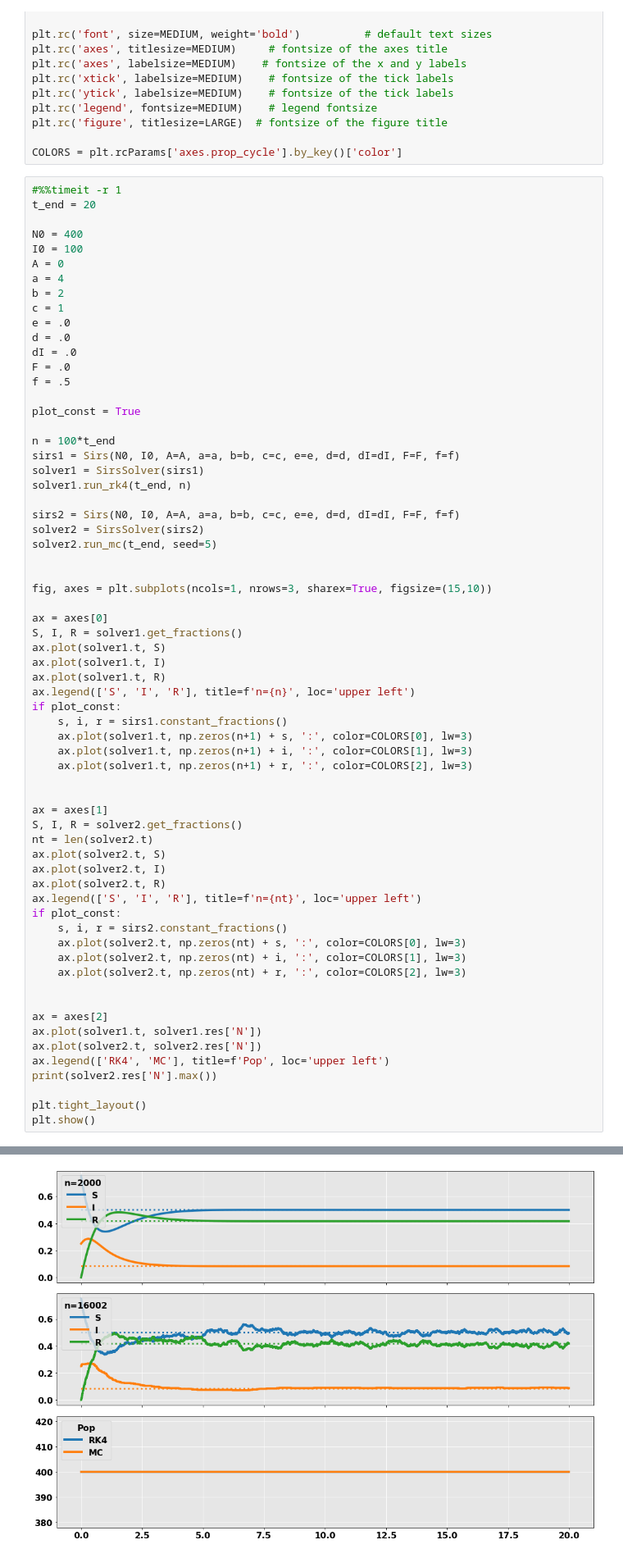
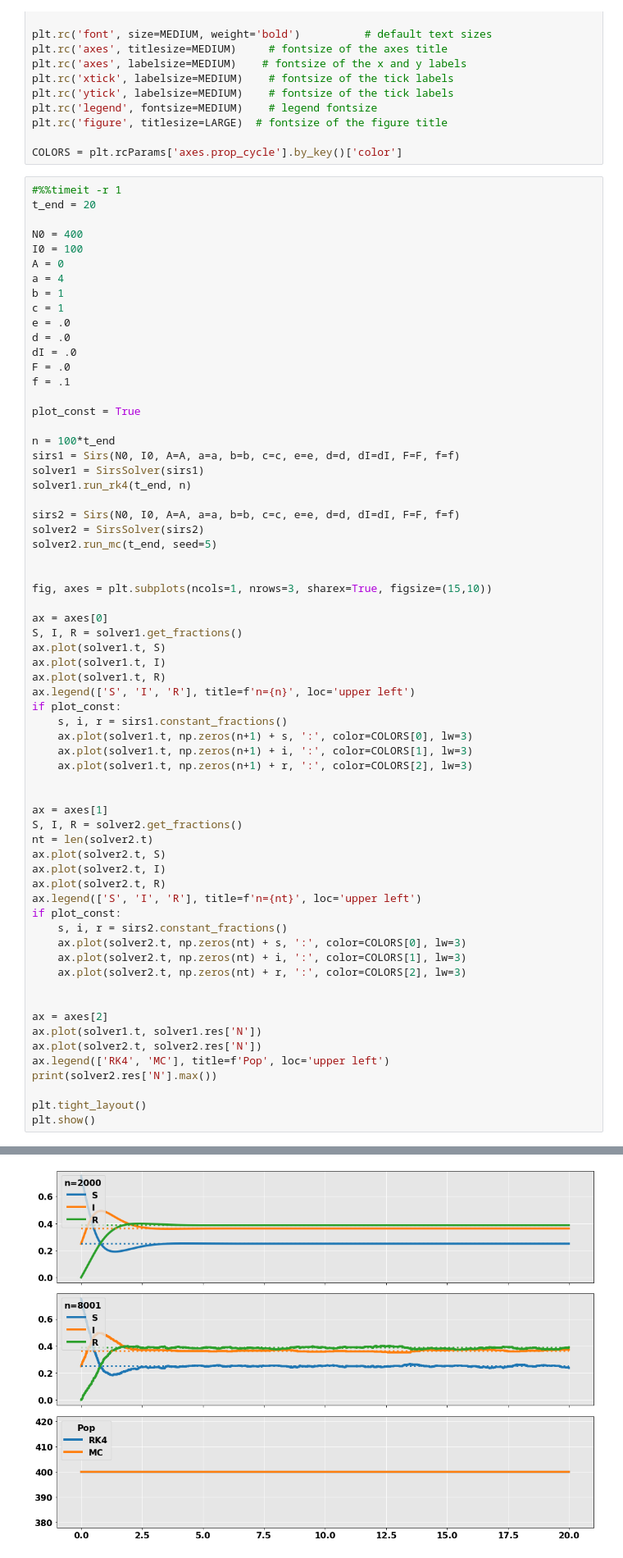
Before and after one commit to fonstelien/FYS4150, a Jupyter notebook: project5/source/project5.ipynb, the cells around one changed output, grey strips where cells are left out. Shown at 82% size. Saved outputs shown, nothing was run; the diff lists cells and outputs as text.

```diff
--- a/project5/source/project5.ipynb
+++ b/project5/source/project5.ipynb
@@ -39,13 +40,13 @@ N0 = 400
 I0 = 100
 A = 0
 a = 4
-b = 2
+b = 1
 c = 1
 e = .0
 d = .0
 dI = .0
 F = .0
-f = .5
+f = .1
 
 plot_const = True
 
@@ -71,31 +72,31 @@ if plot_const:
     s, i, r = sirs1.constant_fractions()
     ax.plot(solver1.t, np.zeros(n+1) + s, ':', color=COLORS[0], lw=3)
     ax.plot(solver1.t, np.zeros(n+1) + i, ':', color=COLORS[1], lw=3)
     ax.plot(solver1.t, np.zeros(n+1) + r, ':', color=COLORS[2], lw=3)
 
 
 ax = axes[1]
 S, I, R = solver2.get_fractions()
 nt = len(solver2.t)
 ax.plot(solver2.t, S)
 ax.plot(solver2.t, I)
 ax.plot(solver2.t, R)
 ax.legend(['S', 'I', 'R'], title=f'n={nt}', loc='upper left')
 if plot_const:
     s, i, r = sirs2.constant_fractions()
     ax.plot(solver2.t, np.zeros(nt) + s, ':', color=COLORS[0], lw=3)
     ax.plot(solver2.t, np.zeros(nt) + i, ':', color=COLORS[1], lw=3)
     ax.plot(solver2.t, np.zeros(nt) + r, ':', color=COLORS[2], lw=3)
 
 
 ax = axes[2]
 ax.plot(solver1.t, solver1.res['N'])
 ax.plot(solver2.t, solver2.res['N'])
 ax.legend(['RK4', 'MC'], title=f'Pop', loc='upper left')
 print(solver2.res['N'].max())
 
 plt.tight_layout()
 plt.show()
 # %% [output]
 400.0
-[figure, old version]
+[figure, new version]
```
Also changed, not shown: parts of 6 cells of this notebook, 2 other files.
